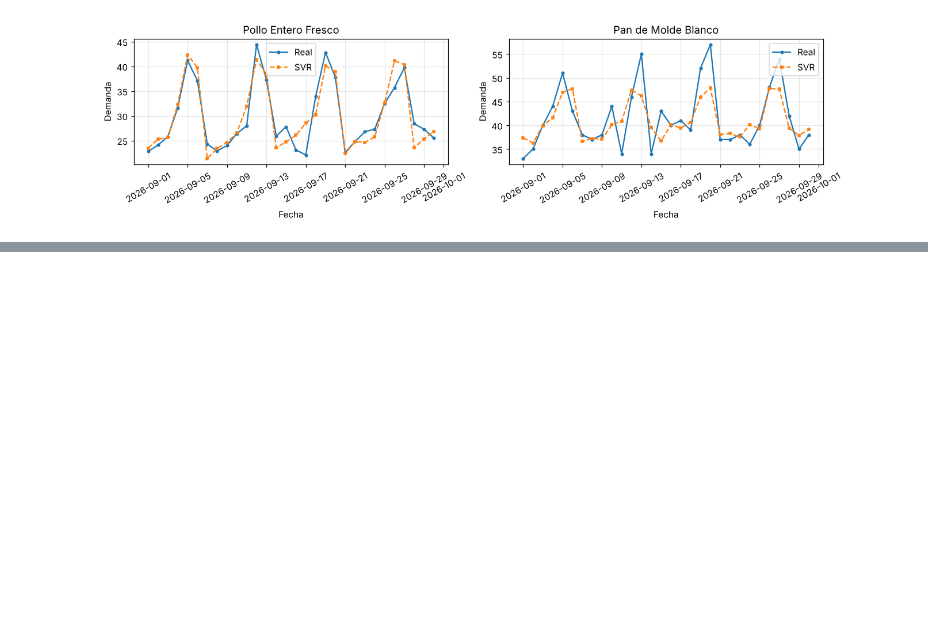
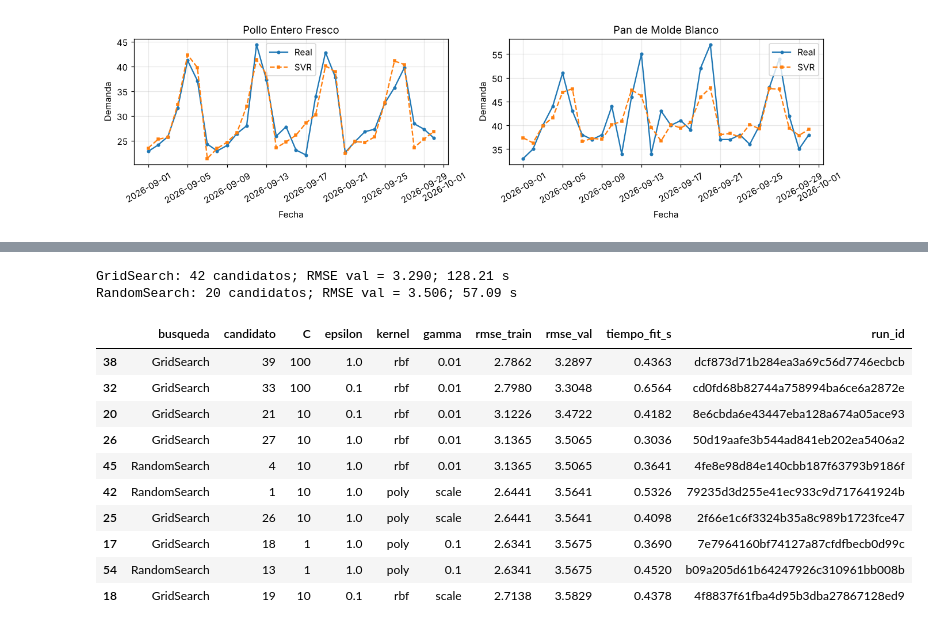
Before and after one commit to CinthyLu/icc-aa-practica2, a Jupyter notebook: practica2_svm.ipynb, the cells around one changed output, grey strips where cells are left out. Cells and saved outputs as stored; diff of their text form; code cells hidden in the pictures; blank space fills up the shorter version.

```diff
--- a/practica2_svm.ipynb
+++ b/practica2_svm.ipynb
@@ -231,0 +321,53 @@ plt.tight_layout(); plt.savefig(FIG / "04_prediccion_vs_real.png", dpi=200); plt
+# %%
+filas_experimentos, filas_resumen, runs_busquedas = [], [], {}
+for nombre, busqueda in busquedas.items():
+    with mlflow.start_run(run_name=nombre) as ejecucion:
+        runs_busquedas[nombre] = ejecucion.info.run_id
+        mlflow.set_tags({"parte": "2", "busqueda": nombre})
+        inicio = perf_counter()
+        busqueda.fit(X_busqueda, y_busqueda)
+        duracion = perf_counter() - inicio
+        cv = busqueda.cv_results_
+        for i, parametros_svr in enumerate(cv["params"]):
+            parametros = {k.removeprefix("svr__"): v for k, v in parametros_svr.items()}
+            parametros.setdefault("gamma", "no_aplica")
+            error_train = float(-cv["mean_train_score"][i])
+            error_val = float(-cv["mean_test_score"][i])
+            with mlflow.start_run(run_name=f"{nombre}_{i + 1:02d}", nested=True) as candidato:
+                mlflow.log_params(parametros)
+                mlflow.log_metrics({"rmse_train": error_train, "rmse_val": error_val,
+                                    "tiempo_fit_s": float(cv["mean_fit_time"][i])})
+                fig, ax = plt.subplots(figsize=(4, 2.8))
+                ax.bar(["Train", "Validación"], [error_train, error_val], color=["#9ecae1", "#1f77b4"])
+                ax.set(title=f"{nombre}: candidato {i + 1}", ylabel="RMSE de demanda")
+                fig.tight_layout()
+                mlflow.log_figure(fig, "rmse.png")
+                plt.close(fig)
+                filas_experimentos.append({"busqueda": nombre, "candidato": i + 1,
+                    **parametros, "rmse_train": error_train, "rmse_val": error_val,
+                    "tiempo_fit_s": float(cv["mean_fit_time"][i]), "run_id": candidato.info.run_id})
+        mejor = busqueda.best_index_
+        mlflow.log_metrics({"rmse_train": float(-cv["mean_train_score"][mejor]),
+                            "rmse_val": float(-busqueda.best_score_), "tiempo_s": duracion,
+                            "candidatos": len(cv["params"])})
+        filas_resumen.append({"busqueda": nombre, "candidatos": len(cv["params"]),
+            "rmse_train": float(-cv["mean_train_score"][mejor]),
+            "rmse_val": float(-busqueda.best_score_), "tiempo_s": duracion})
+        print(f"{nombre}: {len(cv['params'])} candidatos; RMSE val = {-busqueda.best_score_:.3f}; {duracion:.2f} s")
+resultados = pd.DataFrame(filas_experimentos)
+resumen_busquedas = pd.DataFrame(filas_resumen).set_index("busqueda")
+display(resultados.sort_values("rmse_val").head(10).round(4))
+# %% [output]
+GridSearch: 42 candidatos; RMSE val = 3.290; 128.21 s
+RandomSearch: 20 candidatos; RMSE val = 3.506; 57.09 s
+|  | busqueda | candidato | C | epsilon | kernel | gamma | rmse_train | rmse_val | tiempo_fit_s | run_id |
+| 38 | GridSearch | 39 | 100 | 1.0 | rbf | 0.01 | 2.7862 | 3.2897 | 0.4363 | dcf873d71b284ea3a69c56d7746ecbcb |
+| 32 | GridSearch | 33 | 100 | 0.1 | rbf | 0.01 | 2.7980 | 3.3048 | 0.6564 | cd0fd68b82744a758994ba6ce6a2872e |
+| 20 | GridSearch | 21 | 10 | 0.1 | rbf | 0.01 | 3.1226 | 3.4722 | 0.4182 | 8e6cbda6e43447eba128a674a05ace93 |
+| 26 | GridSearch | 27 | 10 | 1.0 | rbf | 0.01 | 3.1365 | 3.5065 | 0.3036 | 50d19aafe3b544ad841eb202ea5406a2 |
+| 45 | RandomSearch | 4 | 10 | 1.0 | rbf | 0.01 | 3.1365 | 3.5065 | 0.3641 | 4fe8e98d84e140cbb187f63793b9186f |
+| 42 | RandomSearch | 1 | 10 | 1.0 | poly | scale | 2.6441 | 3.5641 | 0.5326 | 79235d3d255e41ec933c9d717641924b |
+| 25 | GridSearch | 26 | 10 | 1.0 | poly | scale | 2.6441 | 3.5641 | 0.4098 | 2f66e1c6f3324b35a8c989b1723fce47 |
+| 17 | GridSearch | 18 | 1 | 1.0 | poly | 0.1 | 2.6341 | 3.5675 | 0.3690 | 7e7964160bf74127a87cfdfbecb0d99c |
+| 54 | RandomSearch | 13 | 1 | 1.0 | poly | 0.1 | 2.6341 | 3.5675 | 0.4520 | b09a205d61b64247926c310961bb008b |
+| 18 | GridSearch | 19 | 10 | 0.1 | rbf | scale | 2.7138 | 3.5829 | 0.4378 | 4f8837f61fba4d95b3dba27867128ed9 |
```
Also changed, not shown: parts of 19 cells of this notebook, 11 other files.
